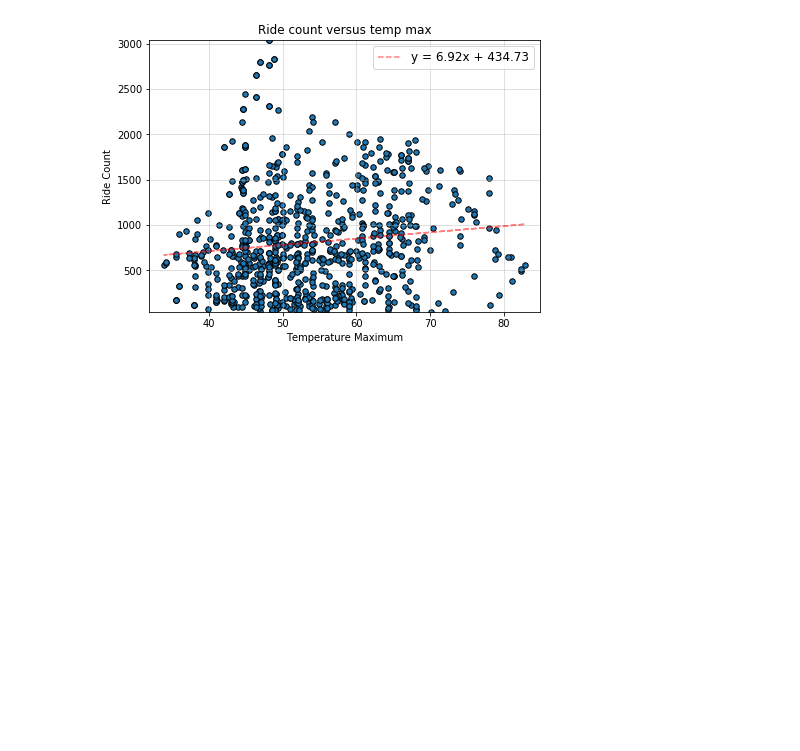
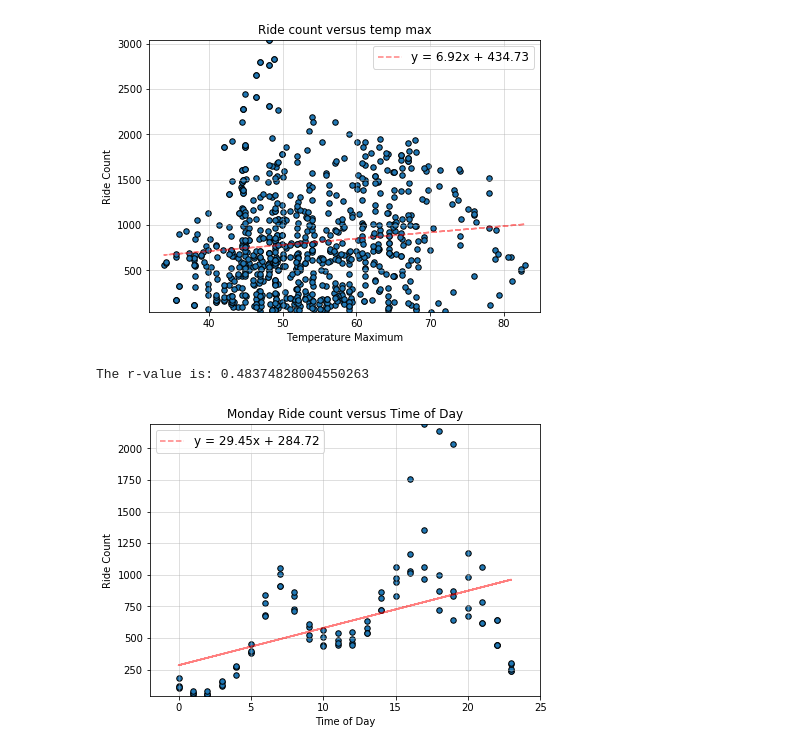
Before and after one commit to JacobTrevithick/Uber-Ride-Count-Weather-Analysis, a Jupyter notebook: Data_cleaning.ipynb, the cells around one changed output. Drawn from its saved outputs; the diff is of its cells as text; code cells hidden in the pictures; blank space fills up the shorter version.

Commit message:
Work from Tuesday 9/21, adding in some filtering and plots at the end

```diff
--- a/Data_cleaning.ipynb
+++ b/Data_cleaning.ipynb
@@ -11 +12,3 @@ uber_raw_df = pd.read_csv('uberCSV/uber-raw-data-apr14.csv')
 weather_raw_df = pd.read_csv('Data/NewYorkWeatherData_2014_2015.csv')
+# %%
+uber_raw_df['Date/Time'] = pd.to_datetime(uber_raw_df['Date/Time'])
@@ -92,7 +97,8 @@ weather_clean_df.head()
 # merge the two dataframes into a combined dataframe.
 combined_data_df = pd.merge(weather_clean_df, ride_count_df, how ='inner', on = ['Date', 'Time'])
 
-combined_data_df.head()
+combined_data_df['Day_of_week'] = pd.to_datetime(combined_data_df['Date'])
 
-# export to csv
-combined_data_df.to_csv("Data/Combined_data_april_2014.csv")
+combined_data_df['Day_of_week'] = combined_data_df['Day_of_week'].apply(lambda x: x.weekday())
+
+combined_data_df.info()
@@ -98,0 +123,3 @@ combined_data_df.to_csv("Data/Combined_data_april_2014.csv")
+# %%
+Monday_df = combined_data_df[combined_data_df['Day_of_week'] == 0]
+Saturday_df = combined_data_df[combined_data_df['Day_of_week'] == 5]
@@ -130,3 +167,8 @@ plt_scat(combined_data_df['temp_max'], combined_data_df['Ride_count'], "Temperat
 # %% [output]
 The r-value is: 0.11500992163985174
 [figure]
+# %%
+plt_scat((Monday_df['Time']).astype(int), Monday_df['Ride_count'], "Time of Day", "Ride Count", "Monday Ride count versus Time of Day")
+# %% [output]
+The r-value is: 0.48374828004550263
+[figure, added]
```
Also changed, not shown: parts of 11 cells of this notebook.
